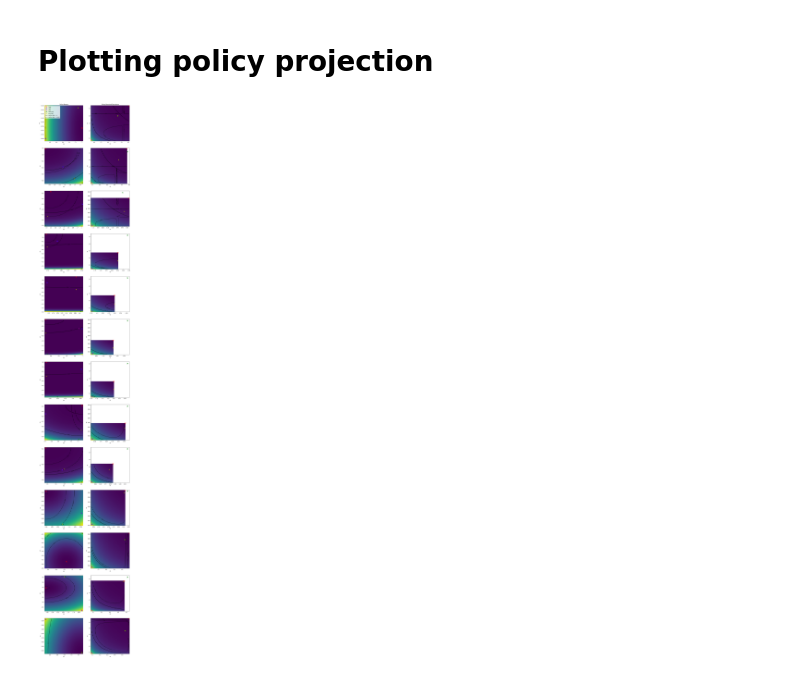
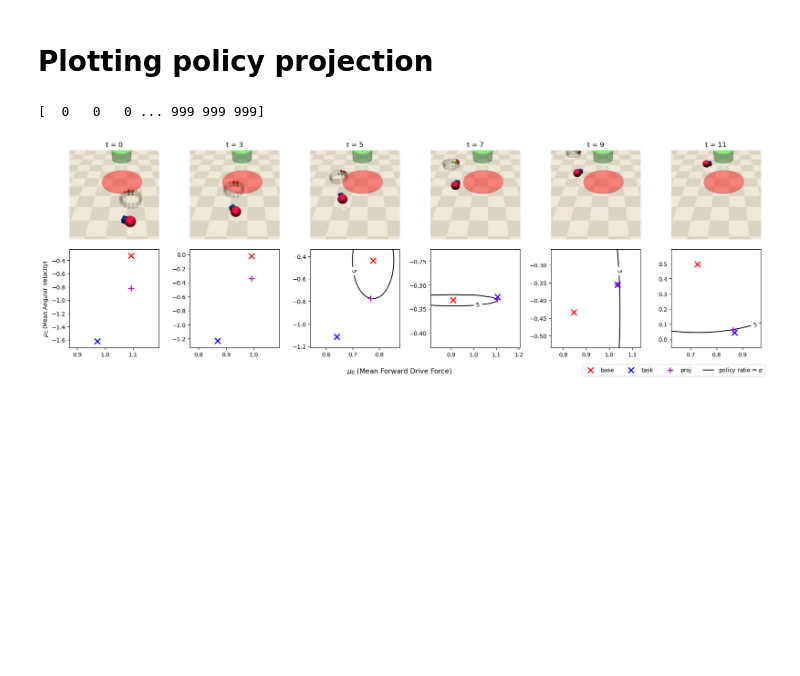
Before and after one commit to JacquesCloete/sport, a Jupyter notebook: notebooks/envs/plotting_policy_projection.ipynb, the cells around one changed output. Saved outputs shown, nothing was run; the diff lists cells and outputs as text; code cells hidden in the pictures; blank space fills up the shorter version.

Commit message:
Added new plots

```diff
--- a/notebooks/envs/plotting_policy_projection.ipynb
+++ b/notebooks/envs/plotting_policy_projection.ipynb
@@ -8,15 +10,37 @@ import numpy as np
 # %%
 policy_projection_database = load_policy_projection_database(
-    "../../src/rl_vcf/outputs/2025-01-09/19-10-43/policy_projection_db.pkl"
+    "../../src/rl_vcf/outputs/2025-01-10/19-09-51/policy_projection_db.pkl"
 )
 policy_projection_database.concatenate_lists()
+
+print(policy_projection_database.episode_count)
+# %% [output]
+[  0   0   0 ... 999 999 999]
-# %%
-idxs = np.arange(
-    policy_projection_database.num_collected_data - 14,
-    policy_projection_database.num_collected_data - 1,
-)
-fig, axs = policy_projection_database.plot_policy_projection(
-    idxs=idxs, plot_ref_task=True, extra_alphas=[1.1, 10]
-)
-# %% [output]
-[figure, removed]
+# %%
+filename = "extracted_frames.pkl"
+with open(filename, "rb") as file:
+    extracted_frames = pickle.load(file)
+# %%
+# ep = 100
+ep = 600
+ep_frames = extracted_frames[int(ep / 100)]
+timesteps_to_plot = [0, 3, 5, 7, 9, 11]
+# timesteps_to_plot = [0, 4, 6, 8, 10]
+all_ep_idxs = np.where(policy_projection_database.episode_count == ep)[
+    0
+]  # np where returns a tuple
+# Need to set Nx and Ny high when the feasible set reduces to a line
+fig, axs = policy_projection_database.plot_policy_projection_with_frames(
+    all_ep_idxs=all_ep_idxs,
+    extracted_frames=ep_frames,
+    timesteps=timesteps_to_plot,
+    plot_cmap=False,
+    Nx=50,
+    Ny=50,
+    marker_size=10,
+    marker_edge_width=2,
+    fig_size_scale_factor=3.0,
+    border=0.1,
+)
+# %% [output]
+[figure, added]
```
Also changed, not shown: parts of 1 cell of this notebook, 21 other files.
